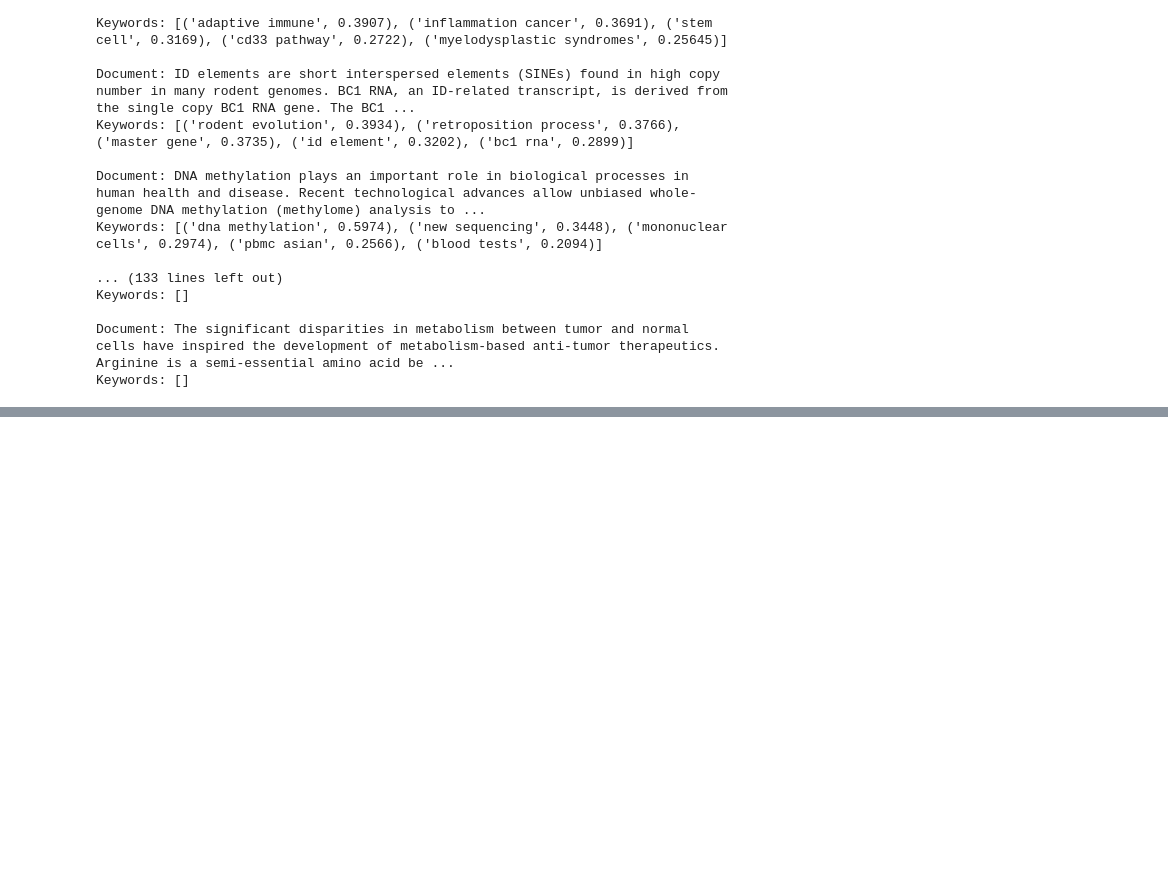
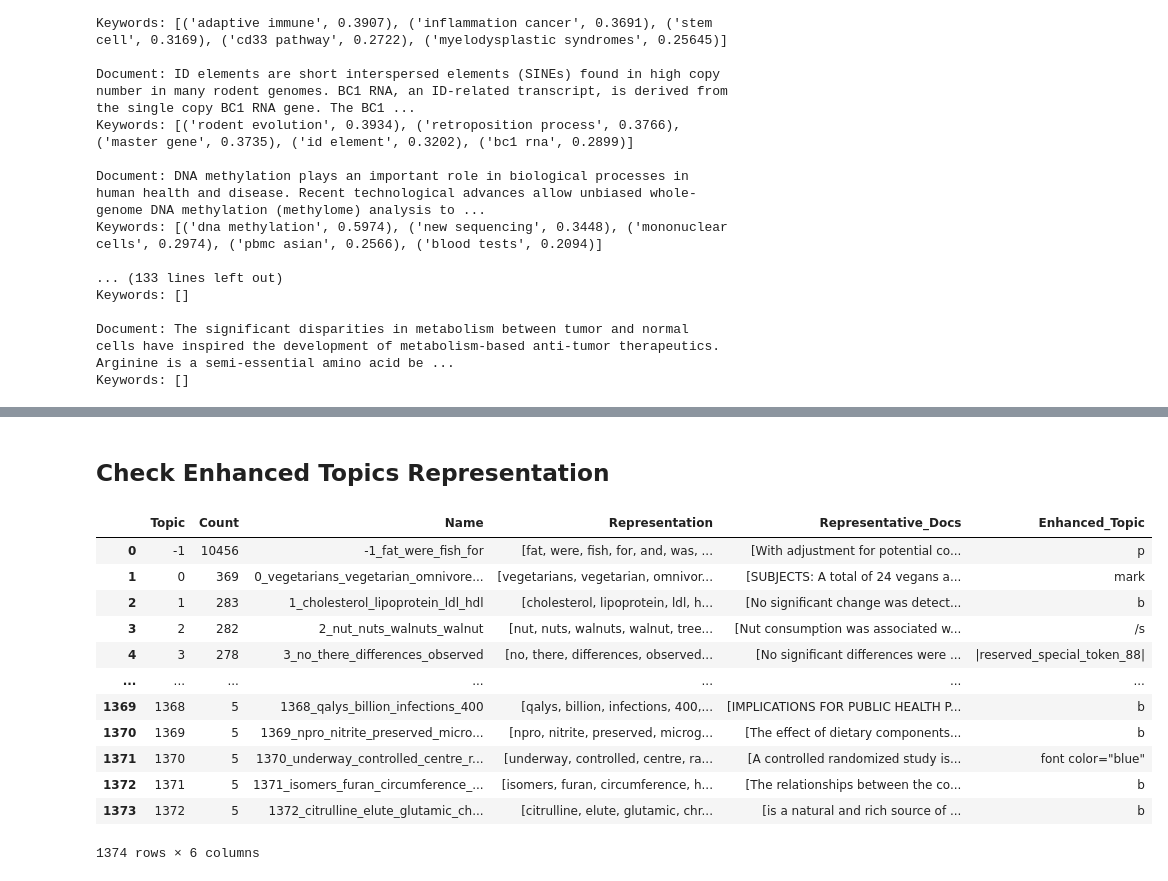
Before and after one commit to Brian-Konr/d2qplus, a Jupyter notebook: playground/topic_modeling.ipynb, the cells around one changed output, grey strips where cells are left out. Cells and saved outputs as stored; diff of their text form; code cells hidden in the pictures; blank space fills up the shorter version.

```diff
--- a/playground/topic_modeling.ipynb
+++ b/playground/topic_modeling.ipynb
@@ -273,0 +639,21 @@ Keywords: []
+# %% [markdown]
+## Check Enhanced Topics Representation
+# %%
+import pandas as pd
+enhanced_topic_pickle_path = "/home/guest/r12922050/GitHub/d2qplus/data/nfcorpus/topics/enhanced_topic_model_info.pickle"
+df = pd.read_pickle(enhanced_topic_pickle_path)
+df
+# %% [output]
+|  | Topic | Count | Name | Representation | Representative_Docs | Enhanced_Topic |
+| 0 | -1 | 10456 | -1_fat_were_fish_for | [fat, were, fish, for, and, was, ... | [With adjustment for potential co... | p |
+| 1 | 0 | 369 | 0_vegetarians_vegetarian_omnivore... | [vegetarians, vegetarian, omnivor... | [SUBJECTS: A total of 24 vegans a... | mark |
+| 2 | 1 | 283 | 1_cholesterol_lipoprotein_ldl_hdl | [cholesterol, lipoprotein, ldl, h... | [No significant change was detect... | b |
+| 3 | 2 | 282 | 2_nut_nuts_walnuts_walnut | [nut, nuts, walnuts, walnut, tree... | [Nut consumption was associated w... | /s |
+| 4 | 3 | 278 | 3_no_there_differences_observed | [no, there, differences, observed... | [No significant differences were ... | |reserved_special_token_88| |
+| ... | ... | ... | ... | ... | ... | ... |
+| 1369 | 1368 | 5 | 1368_qalys_billion_infections_400 | [qalys, billion, infections, 400,... | [IMPLICATIONS FOR PUBLIC HEALTH P... | b |
+| 1370 | 1369 | 5 | 1369_npro_nitrite_preserved_micro... | [npro, nitrite, preserved, microg... | [The effect of dietary components... | b |
+| 1371 | 1370 | 5 | 1370_underway_controlled_centre_r... | [underway, controlled, centre, ra... | [A controlled randomized study is... | font color="blue" |
+| 1372 | 1371 | 5 | 1371_isomers_furan_circumference_... | [isomers, furan, circumference, h... | [The relationships between the co... | b |
+| 1373 | 1372 | 5 | 1372_citrulline_elute_glutamic_ch... | [citrulline, elute, glutamic, chr... | [is a natural and rich source of ... | b |
+1374 rows × 6 columns
```
Also changed, not shown: parts of 27 cells of this notebook, 49 other files.
